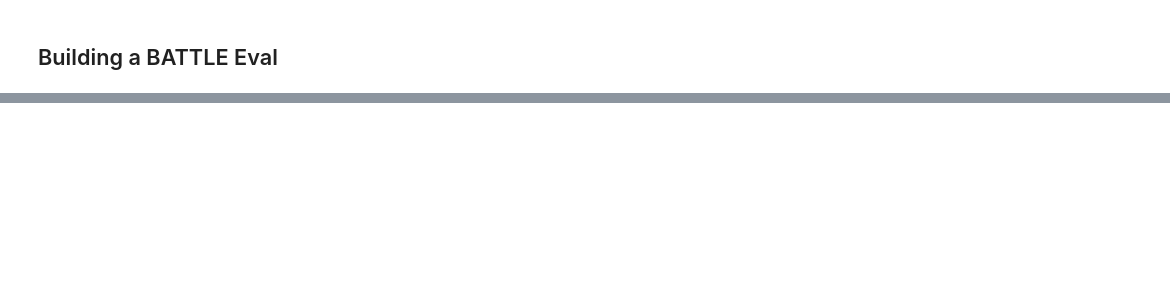
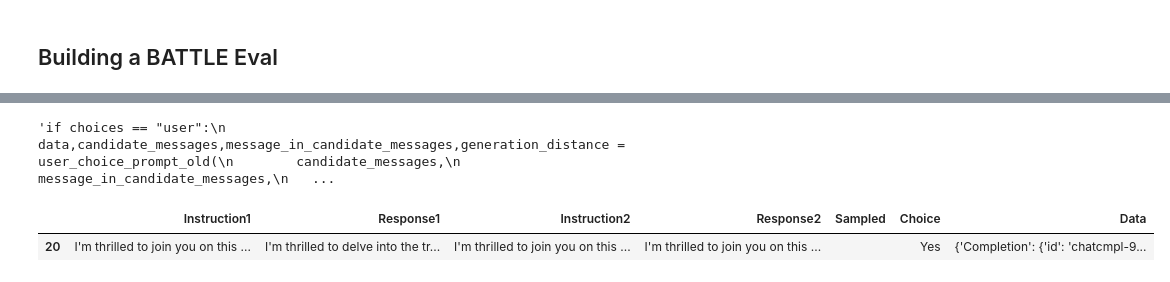
Before and after one commit to OpenAIRes/evals, a Jupyter notebook: examples/battle.ipynb, the cells around one changed output, grey strips where cells are left out. Saved outputs shown, nothing was run; the diff lists cells and outputs as text; code cells hidden in the pictures; blank space fills up the shorter version.

```diff
--- a/examples/battle.ipynb
+++ b/examples/battle.ipynb
@@ -103,7 +103,7 @@ except FileNotFoundError:
         model = model,
         )
     dataset = pd.DataFrame(
-        [["", "", "", completion.choices[0].message.content, "", "", {}]],
+        [["", completion.choices[0].message.content, "", "", "", "", {}]],
         columns=['Instruction1', 'Response1', 'Instruction2', 'Response2', 'Sampled', 'Choice', 'Data']
     )
     dataset.at[0, "Data"] = {"Completion":completion.to_dict(),"Full message":initial_message}
@@ -111,5 +111,6 @@ candidate_messages = [initial_message]
 next_candidate_messages = []
 generation_distance = 0
 message_in_candidate_messages = 0
+dataset.to_json(os.path.join(df_path, "dataset"), lines=True, orient="records")
 # %%
 dataset.iloc[0]["Data"]
@@ -278,5 +324,14 @@ def user_choice_prompt(candidate_messages,message_in_candidate_messages,dataset,
     display_markdown(prompt, raw=True)
     return data,candidate_messages,message_in_candidate_messages,generation_distance
 # %%
-if choices == "user":
-    data,candidate_messages,message_in_candidate_messages,generation_distance = user_choice_prompt(candidate_messages,message_in_candidate_messages,dataset,generation_distance,roles,battles_generation,num_few_shot)
+"""if choices == "user":
+    data,candidate_messages,message_in_candidate_messages,generation_distance = user_choice_prompt_old(
+        candidate_messages,
+        message_in_candidate_messages,
+        dataset,
+        generation_distance,
+        roles,
+        battles_generation,
+        num_few_shot)"""
+# %% [output]
+'if choices == "user":\n    data,candidate_messages,message_in_candidate_messages,generation_distance = user_choice_prompt_old(\n        candidate_messages,\n        message_in_candidate_messages,\n   ...
@@ -282,0 +358,5 @@ if choices == "user":
+# %%
+dataset.iloc[-1:]
+# %% [output]
+|  | Instruction1 | Response1 | Instruction2 | Response2 | Sampled | Choice | Data |
+| 20 | I'm thrilled to join you on this ... | I'm thrilled to delve into the tr... | I'm thrilled to join you on this ... | I'm thrilled to join you on this ... |  | Yes | {'Completion': {'id': 'chatcmpl-9... |
```
Also changed, not shown: parts of 34 cells of this notebook, 1 other file.
